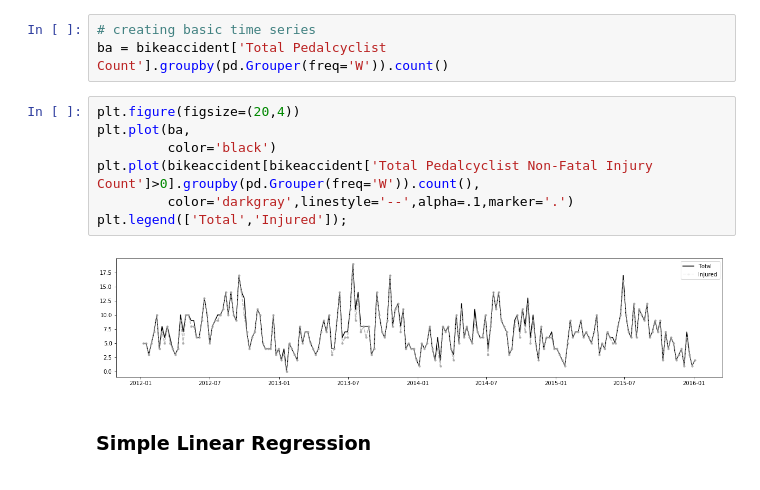
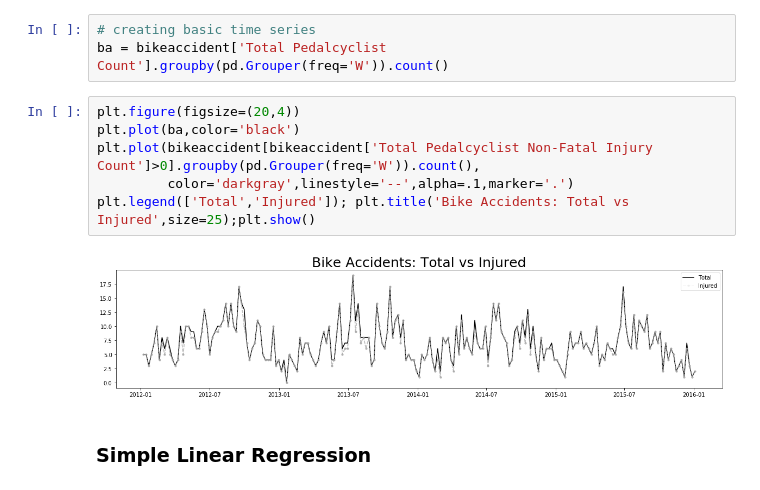
Before and after one commit to kimrharper/thinkful, a Jupyter notebook: capstone/capstone-cleaning.ipynb, the cells around one changed output. Drawn from its saved outputs; the diff is of its cells as text.

```diff
--- a/capstone/capstone-cleaning.ipynb
+++ b/capstone/capstone-cleaning.ipynb
@@ -112,13 +118,12 @@ bikeaccident = bikeaccident.drop(['Crash Year','Crash Day','Crash Month','Crash
 ba = bikeaccident['Total Pedalcyclist Count'].groupby(pd.Grouper(freq='W')).count()
 # %%
 plt.figure(figsize=(20,4))
-plt.plot(ba,
-         color='black')
+plt.plot(ba,color='black')
 plt.plot(bikeaccident[bikeaccident['Total Pedalcyclist Non-Fatal Injury Count']>0].groupby(pd.Grouper(freq='W')).count(),
          color='darkgray',linestyle='--',alpha=.1,marker='.')
-plt.legend(['Total','Injured']);
+plt.legend(['Total','Injured']); plt.title('Bike Accidents: Total vs Injured',size=25);plt.show()
 # %% [output]
-[figure, old version]
+[figure, new version]
 # %% [markdown]
 ### Simple Linear Regression
 # %% [markdown]
```
Also changed, not shown: parts of 17 cells of this notebook.
